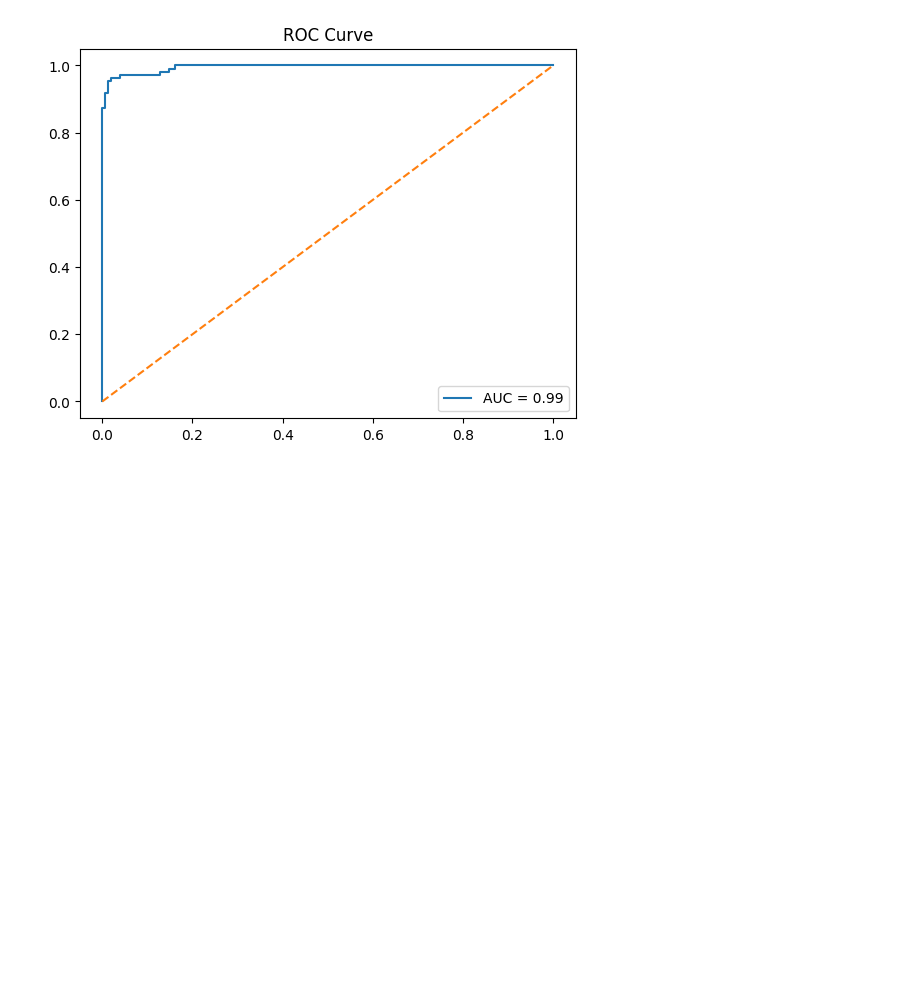
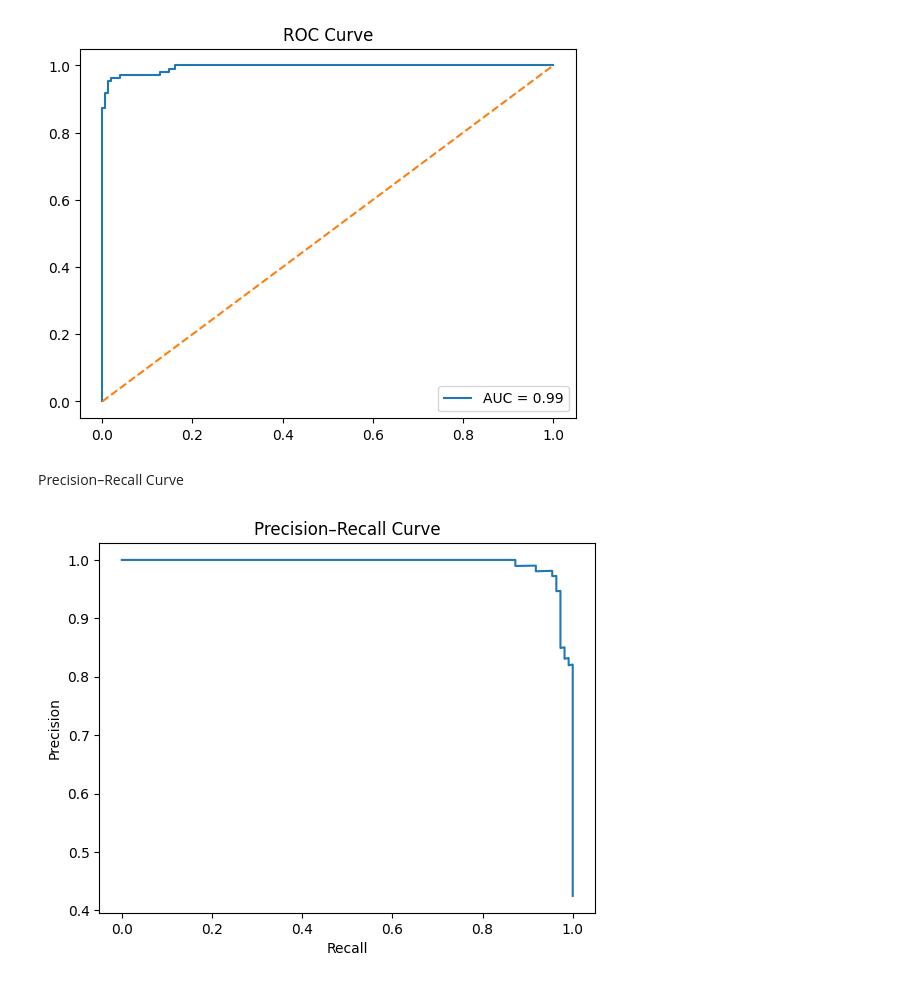
Before and after one commit to zubaeteee20210205109-droid/Trial, a Jupyter notebook: A_Hybrid_CNN_and_EfficientNetB3_Transfer_Learning_Framework_for_Arsenic_Skin_Disease_Detection(SPlit_Original).ipynb, the cells around one changed output. Drawn from its saved outputs; the diff is of its cells as text; code cells hidden in the pictures; blank space fills up the shorter version.

```diff
--- a/A_Hybrid_CNN_and_EfficientNetB3_Transfer_Learning_Framework_for_Arsenic_Skin_Disease_Detection(SPlit_Original).ipynb
+++ b/A_Hybrid_CNN_and_EfficientNetB3_Transfer_Learning_Framework_for_Arsenic_Skin_Disease_Detection(SPlit_Original).ipynb
@@ -269,3 +269,17 @@ plt.legend()
 plt.show()
 # %% [output]
 [figure]
+# %% [markdown]
+Precision–Recall Curve
+# %%
+from sklearn.metrics import precision_recall_curve
+
+precision, recall, _ = precision_recall_curve(y_true, pred[:,1])
+
+plt.plot(recall, precision)
+plt.xlabel("Recall")
+plt.ylabel("Precision")
+plt.title("Precision–Recall Curve")
+plt.show()
+# %% [output]
+[figure, added]
```
Also changed, not shown: parts of 10 cells of this notebook.
